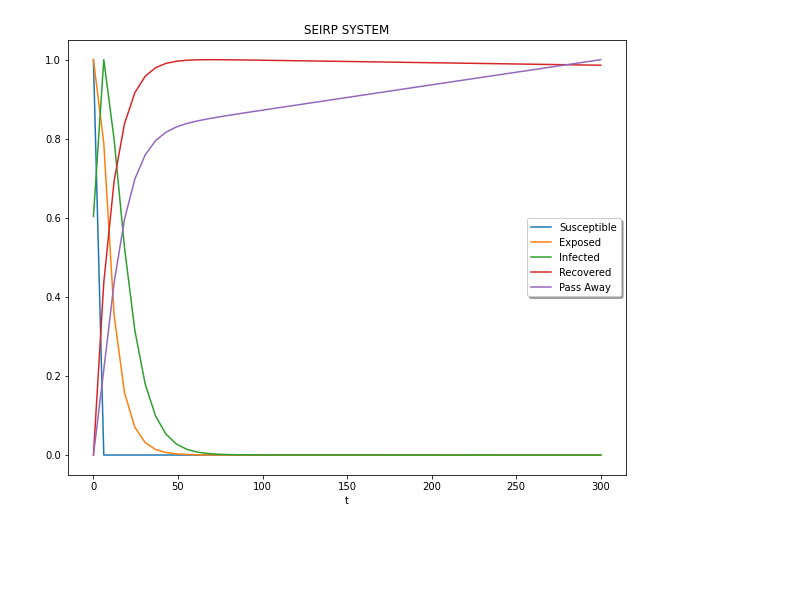
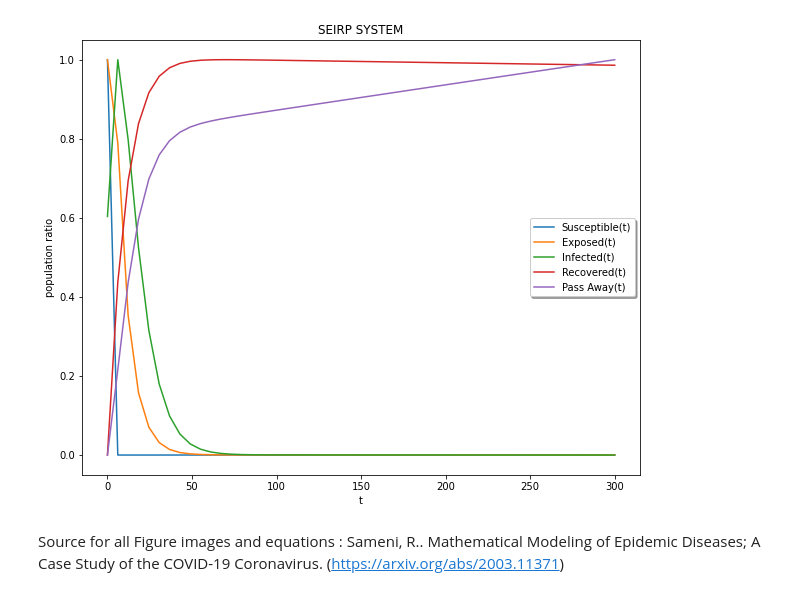
Before and after one commit to shivambajaj5329/SIER_SIR_Modelling, a Jupyter notebook: BMI500_Week_11_SUbmission_Q2.ipynb, the cells around one changed output. Cells and saved outputs as stored; diff of their text form; code cells hidden in the pictures; blank space fills up the shorter version.

```diff
--- a/BMI500_Week_11_SUbmission_Q2.ipynb
+++ b/BMI500_Week_11_SUbmission_Q2.ipynb
@@ -64,5 +83,21 @@ $$
 # %%
 def comp_SEIR(t,state,  sigma_e, sigma_i, kappa, rho, beta, mu, gamma):
+
+  """
+  Function to compute SEIR
+
+  S = Susceptible
+  E =
+  I = Infected
+  R = Recovered
+  sigma_e = contagion factor between the exposed and susceptible populations
+  sigma_i = contagion factor between the infected and susceptible populations
+  kappa = rate of moving from exposed to infected
+  rho = recovery rate of the exposed cases
+  beta = recovery rate of infected cases
+  mu = mortality rate of the infected cases
+  gamma = reinfection rate
+  """
   S,E,I,R,P = state
 
   dSdt = (-sigma_e* S*E)-(sigma_i*S*I)+(gamma*R)
@@ -105,9 +142,13 @@ z_T_minmax = min_max_scaler.fit_transform(z.T)
 # %%
 plt.figure(figsize=(10,8))
 plt.plot(t, z_T_minmax)
 plt.xlabel('t')
+plt.ylabel('population ratio')
 plt.legend(['Susceptible(t)','Exposed(t)', 'Infected(t)','Recovered(t)','Pass Away(t)'], shadow=True)
 plt.title('SEIRP SYSTEM')
 plt.show()
 # %% [output]
-[figure, old version]
+[figure, new version]
+# %% [markdown]
+Source for all Figure images and equations :
+Sameni, R.. Mathematical Modeling of Epidemic Diseases; A Case Study of the COVID-19 Coronavirus. (https://arxiv.org/abs/2003.11371)
```
Also changed, not shown: parts of 6 cells of this notebook.
